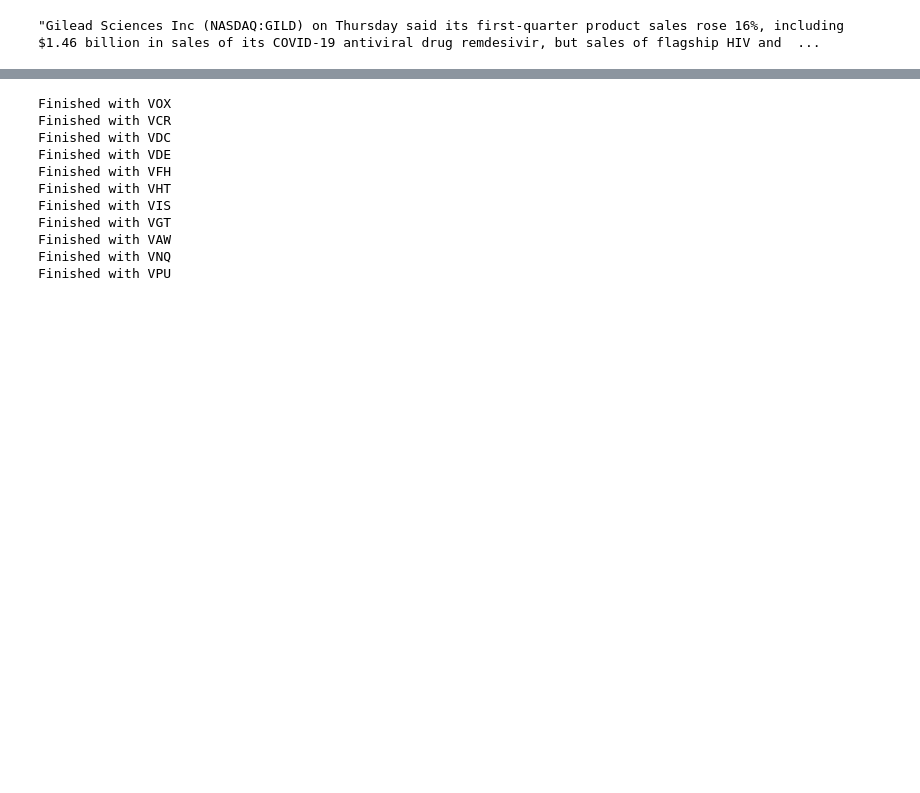
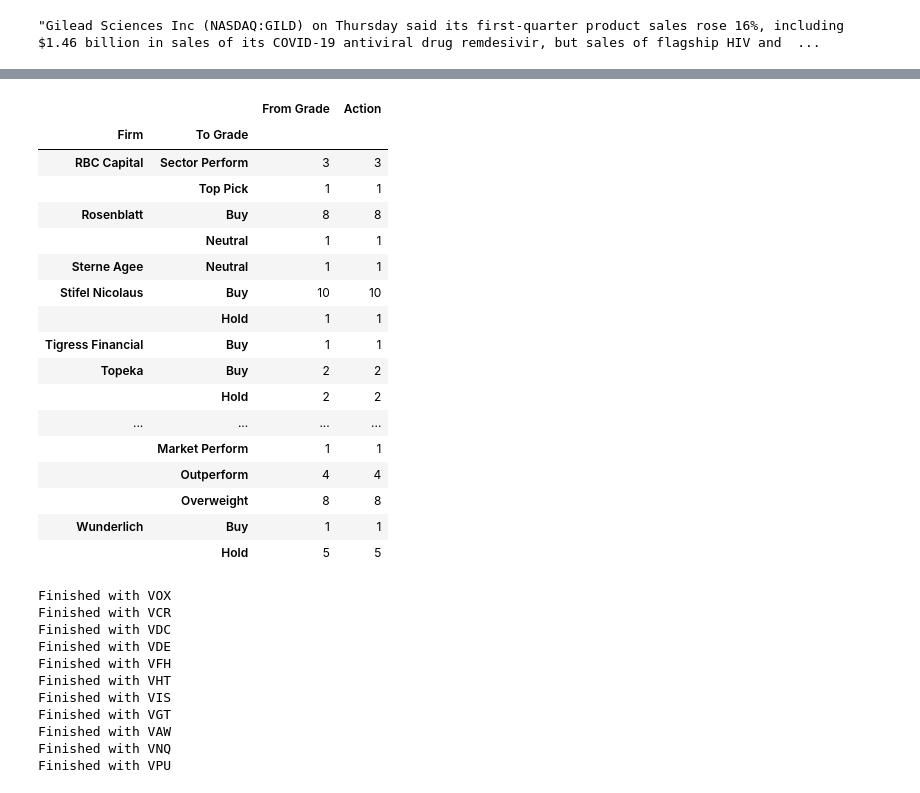
Before and after one commit to kyle-rgb/Discord_Project, a Jupyter notebook: notebooks/Data_Cleaning.ipynb, the cells around one changed output, grey strips where cells are left out. Saved outputs shown, nothing was run; the diff lists cells and outputs as text; code cells hidden in the pictures; blank space fills up the shorter version.

```diff
--- a/notebooks/Data_Cleaning.ipynb
+++ b/notebooks/Data_Cleaning.ipynb
@@ -2927,3 +2955,24 @@ recommend_df
+# %%
+recommend_df.groupby(["Firm", "To Grade"]).count().sort_index(level=0).tail(20)
+# %% [output]
+|  |  | From Grade | Action |
+| Firm | To Grade |  |  |
+| RBC Capital | Sector Perform | 3 | 3 |
+|  | Top Pick | 1 | 1 |
+| Rosenblatt | Buy | 8 | 8 |
+|  | Neutral | 1 | 1 |
+| Sterne Agee | Neutral | 1 | 1 |
+| Stifel Nicolaus | Buy | 10 | 10 |
+|  | Hold | 1 | 1 |
+| Tigress Financial | Buy | 1 | 1 |
+| Topeka | Buy | 2 | 2 |
+|  | Hold | 2 | 2 |
+| ... | ... | ... | ... |
+|  | Market Perform | 1 | 1 |
+|  | Outperform | 4 | 4 |
+|  | Overweight | 8 | 8 |
+| Wunderlich | Buy | 1 | 1 |
+|  | Hold | 5 | 5 |
 # %%
 # Vanguard GICS Sectors
 gics_sectors = {"Communication Services ETF":	"VOX",
```
Also changed, not shown: parts of 16 cells of this notebook, 1 other file.
